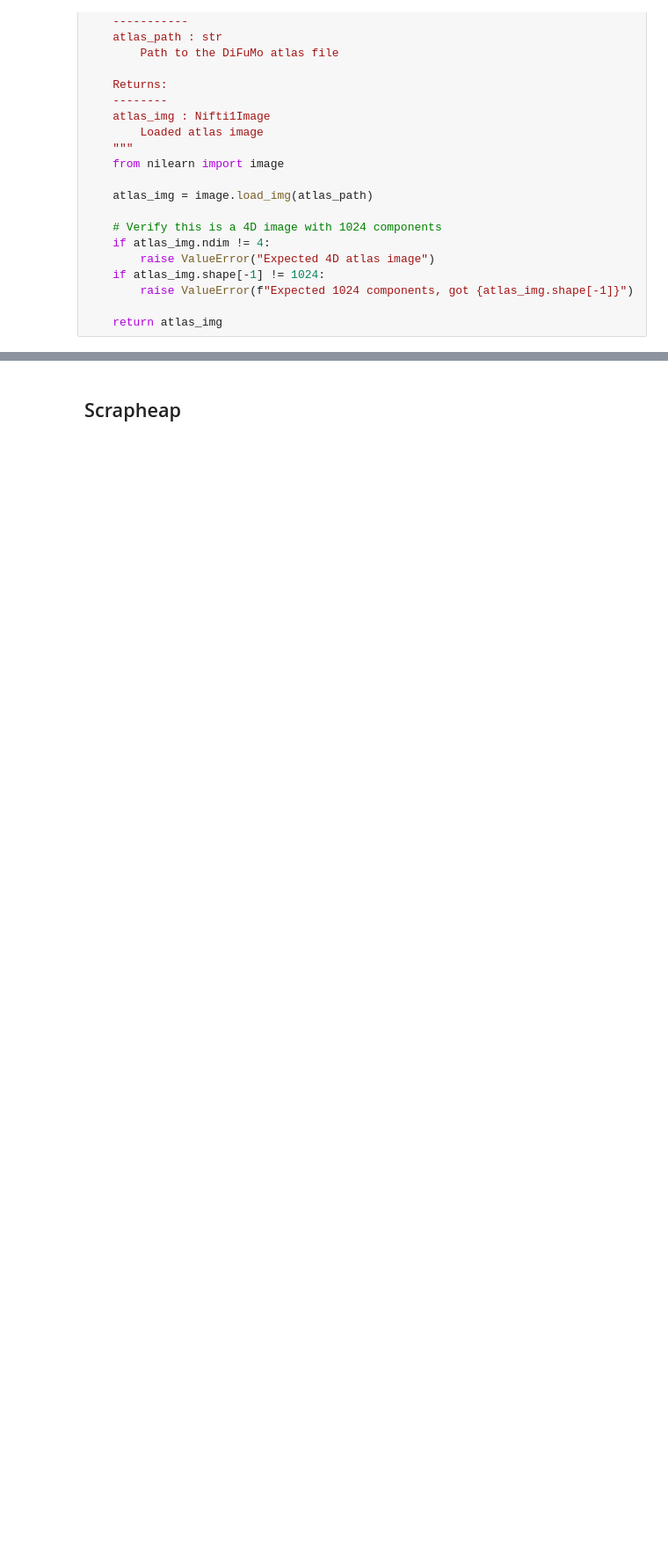
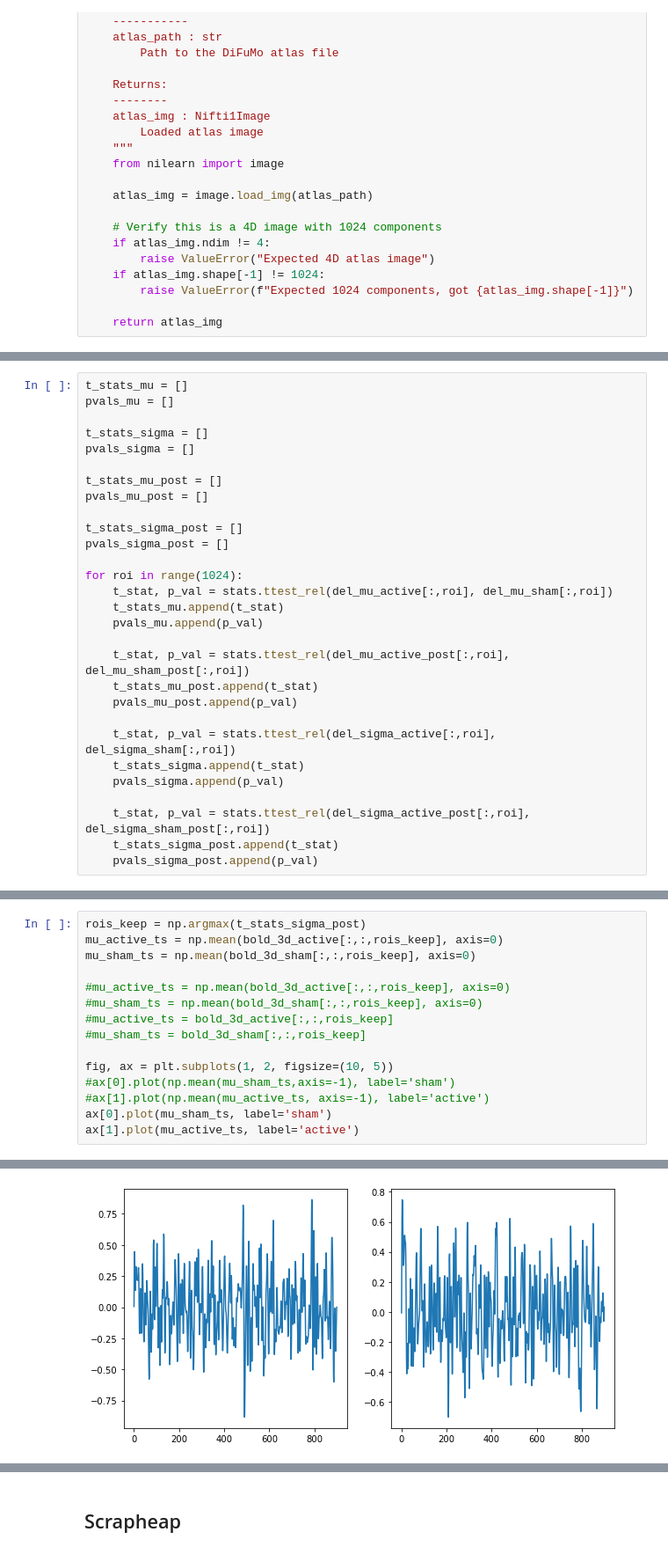
Before and after one commit to dmochow/fus, a Jupyter notebook: code/analyze_resampled_preprocessed_bold.ipynb, the cells around one changed output, grey strips where cells are left out. Shown at 88% size. Drawn from its saved outputs; the diff is of its cells as text; blank space fills up the shorter version.

```diff
--- a/code/analyze_resampled_preprocessed_bold.ipynb
+++ b/code/analyze_resampled_preprocessed_bold.ipynb
@@ -302,0 +257,29 @@ plt.plot(time_series['sham'][1][:, 133])
+# %%
+t_stats_mu = []
+pvals_mu = []
+
+t_stats_sigma = []
+pvals_sigma = []
+
+t_stats_mu_post = []
+pvals_mu_post = []
+
+t_stats_sigma_post = []
+pvals_sigma_post = []
+
+for roi in range(1024):
+    t_stat, p_val = stats.ttest_rel(del_mu_active[:,roi], del_mu_sham[:,roi])
+    t_stats_mu.append(t_stat)
+    pvals_mu.append(p_val)
+
+    t_stat, p_val = stats.ttest_rel(del_mu_active_post[:,roi], del_mu_sham_post[:,roi])
+    t_stats_mu_post.append(t_stat)
+    pvals_mu_post.append(p_val)
+
+    t_stat, p_val = stats.ttest_rel(del_sigma_active[:,roi], del_sigma_sham[:,roi])
+    t_stats_sigma.append(t_stat)
+    pvals_sigma.append(p_val)
+
+    t_stat, p_val = stats.ttest_rel(del_sigma_active_post[:,roi], del_sigma_sham_post[:,roi])
+    t_stats_sigma_post.append(t_stat)
+    pvals_sigma_post.append(p_val)
@@ -302,0 +401,16 @@ plt.plot(time_series['sham'][1][:, 133])
+# %%
+rois_keep = np.argmax(t_stats_sigma_post)
+mu_active_ts = np.mean(bold_3d_active[:,:,rois_keep], axis=0)
+mu_sham_ts = np.mean(bold_3d_sham[:,:,rois_keep], axis=0)
+
+#mu_active_ts = np.mean(bold_3d_active[:,:,rois_keep], axis=0)
+#mu_sham_ts = np.mean(bold_3d_sham[:,:,rois_keep], axis=0)
+#mu_active_ts = bold_3d_active[:,:,rois_keep]
+#mu_sham_ts = bold_3d_sham[:,:,rois_keep]
+
+fig, ax = plt.subplots(1, 2, figsize=(10, 5))
+#ax[0].plot(np.mean(mu_sham_ts,axis=-1), label='sham')
+#ax[1].plot(np.mean(mu_active_ts, axis=-1), label='active')
+ax[0].plot(mu_sham_ts, label='sham')
+ax[1].plot(mu_active_ts, label='active')
+# %% [output]
@@ -302,0 +418 @@ plt.plot(time_series['sham'][1][:, 133])
+[figure, added]
```
Also changed, not shown: parts of 52 cells of this notebook.
